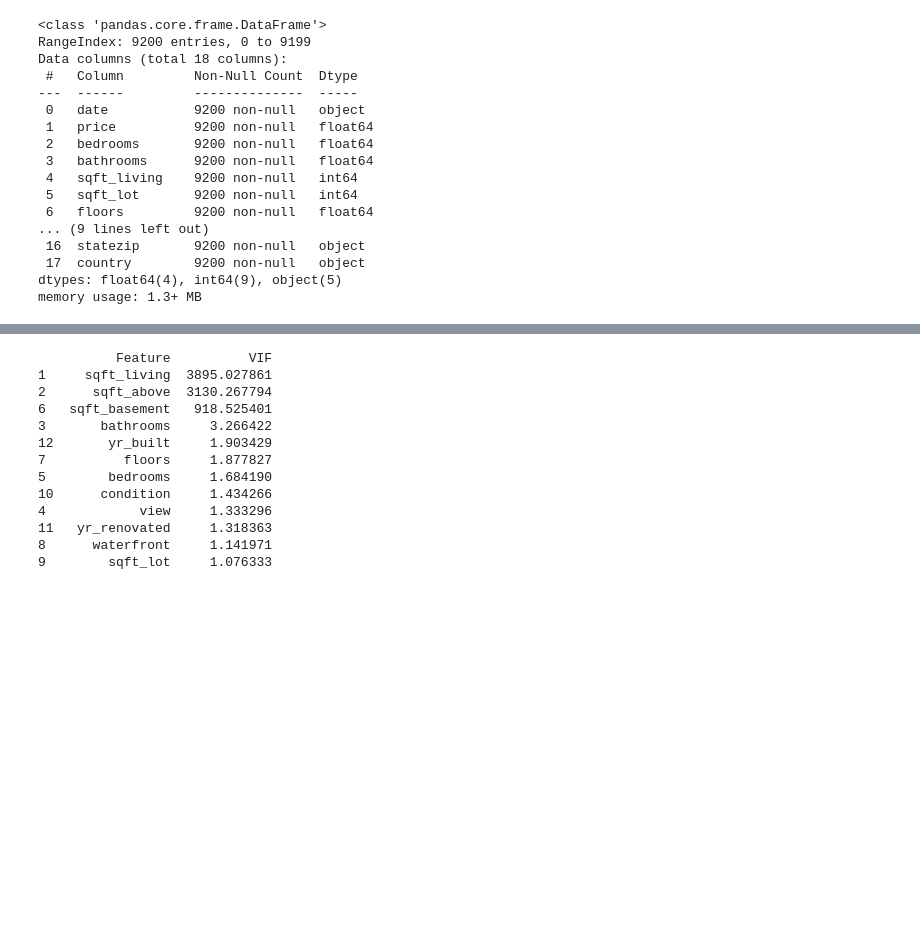
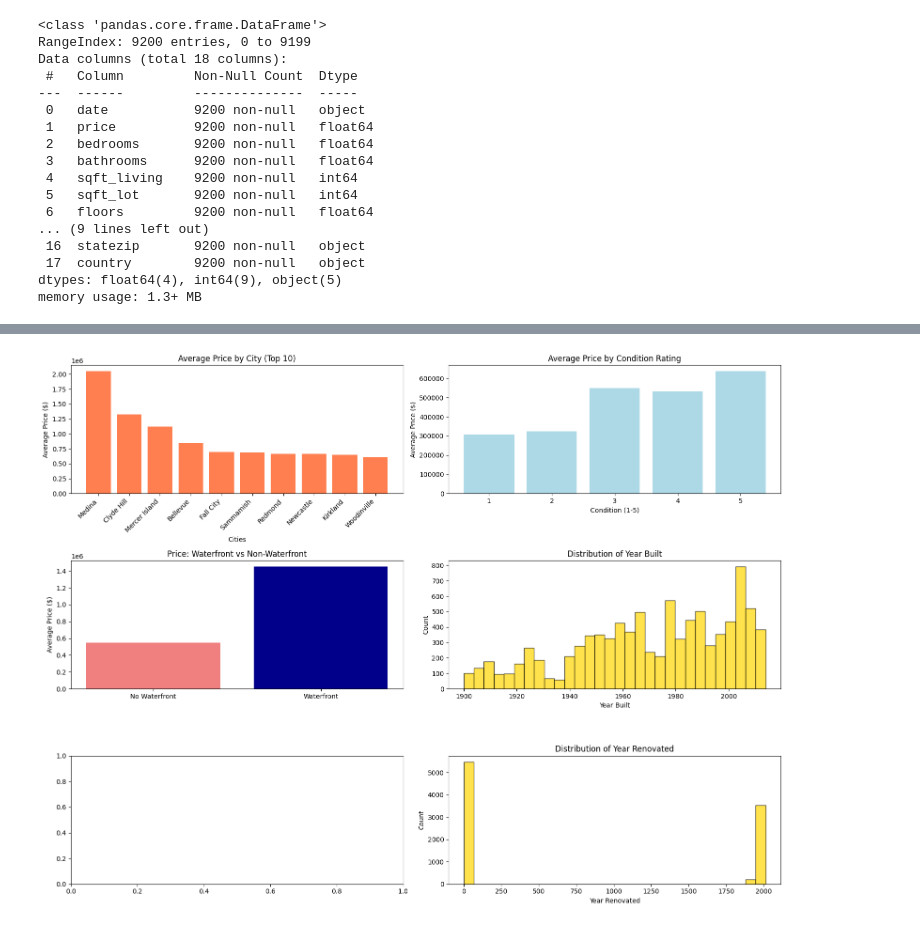
Before and after one commit to xuanntm/DSS5104_House_Price_Prediction, a Jupyter notebook: notebooks/01-data-exploration.ipynb, the cells around one changed output, grey strips where cells are left out. Saved outputs shown, nothing was run; the diff lists cells and outputs as text; code cells hidden in the pictures; blank space fills up the shorter version.

```diff
--- a/notebooks/01-data-exploration.ipynb
+++ b/notebooks/01-data-exploration.ipynb
@@ -263,81 +179,46 @@ yr_built         0.031033
 Name: price, dtype: float64
-# %%
-#check VIF redundant features
-
-import pandas as pd
-import numpy as np
-from statsmodels.stats.outliers_influence import variance_inflation_factor
-from statsmodels.tools.tools import add_constant
-
-# 1. Select the numeric features you are considering for your model
-features = [
-    'sqft_living', 'sqft_above', 'bathrooms', 'view',
-    'bedrooms', 'sqft_basement', 'floors', 'waterfront',
-    'sqft_lot', 'condition', 'yr_renovated', 'yr_built'
-]
-
-# 2. Filter the dataframe and drop any rows with NaN values (VIF can't handle NaNs)
-X = df_clean[features].dropna()
-
-# 3. Add a constant column (intercept) - Required for VIF
-X_with_const = add_constant(X)
-
-# 4. Calculate VIF for each feature
-vif_data = pd.DataFrame()
-vif_data["Feature"] = X_with_const.columns
-vif_data["VIF"] = [variance_inflation_factor(X_with_const.values, i)
-                  for i in range(X_with_const.shape[1])]
-
-# 5. Display results (excluding the constant row for clarity)
-print(vif_data[vif_data['Feature'] != 'const'].sort_values(by="VIF", ascending=False))
-# %% [output]
-          Feature          VIF
-1     sqft_living  3895.027861
-2      sqft_above  3130.267794
-6   sqft_basement   918.525401
-3       bathrooms     3.266422
-12       yr_built     1.903429
-7          floors     1.877827
-5        bedrooms     1.684190
-10      condition     1.434266
-4            view     1.333296
-11   yr_renovated     1.318363
-8      waterfront     1.141971
-9        sqft_lot     1.076333
 # %%
 # Geographic and Categorical Analysis
-fig, axes = plt.subplots(2, 2, figsize=(16, 12))
+fig, axes = plt.subplots(3, 2, figsize=(16, 12))
 
 # Price by city
-city_prices = df_clean.groupby('city')['price'].agg(['mean', 'count']).sort_values('mean', ascending=False)
+city_prices = df.groupby('city')['price'].agg(['mean', 'count']).sort_values('mean', ascending=False)
 top_cities = city_prices[city_prices['count'] >= 10].head(10)  # Cities with at least 10 properties
 
 axes[0,0].bar(range(len(top_cities)), top_cities['mean'], color='coral')
 axes[0,0].set_title('Average Price by City (Top 10)')
 axes[0,0].set_xlabel('Cities')
 axes[0,0].set_ylabel('Average Price ($)')
 axes[0,0].set_xticks(range(len(top_cities)))
 axes[0,0].set_xticklabels(top_cities.index, rotation=45, ha='right')
 
 # Price by condition
-condition_prices = df_clean.groupby('condition')['price'].mean().sort_index()
+condition_prices = df.groupby('condition')['price'].mean().sort_index()
 axes[0,1].bar(condition_prices.index, condition_prices.values, color='lightblue')
 axes[0,1].set_title('Average Price by Condition Rating')
 axes[0,1].set_xlabel('Condition (1-5)')
 axes[0,1].set_ylabel('Average Price ($)')
 
 # Waterfront premium
-waterfront_prices = df_clean.groupby('waterfront')['price'].mean()
+waterfront_prices = df.groupby('waterfront')['price'].mean()
 axes[1,0].bar(['No Waterfront', 'Waterfront'], waterfront_prices.values,
               color=['lightcoral', 'darkblue'])
 axes[1,0].set_title('Price: Waterfront vs Non-Waterfront')
 axes[1,0].set_ylabel('Average Price ($)')
 
 # Year built distribution
-axes[1,1].hist(df_clean['yr_built'], bins=30, alpha=0.7, color='gold', edgecolor='black')
+axes[1,1].hist(df['yr_built'], bins=30, alpha=0.7, color='gold', edgecolor='black')
 axes[1,1].set_title('Distribution of Year Built')
 axes[1,1].set_xlabel('Year Built')
 axes[1,1].set_ylabel('Count')
 
+# Year built distribution
+axes[2,1].hist(df['yr_renovated'], bins=30, alpha=0.7, color='gold', edgecolor='black')
+axes[2,1].set_title('Distribution of Year Renovated')
+axes[2,1].set_xlabel('Year Renovated')
+axes[2,1].set_ylabel('Count')
+
 plt.tight_layout()
 plt.show()
+# %% [output]
+[figure, added]
```
Also changed, not shown: parts of 10 cells of this notebook, 5 other files.
